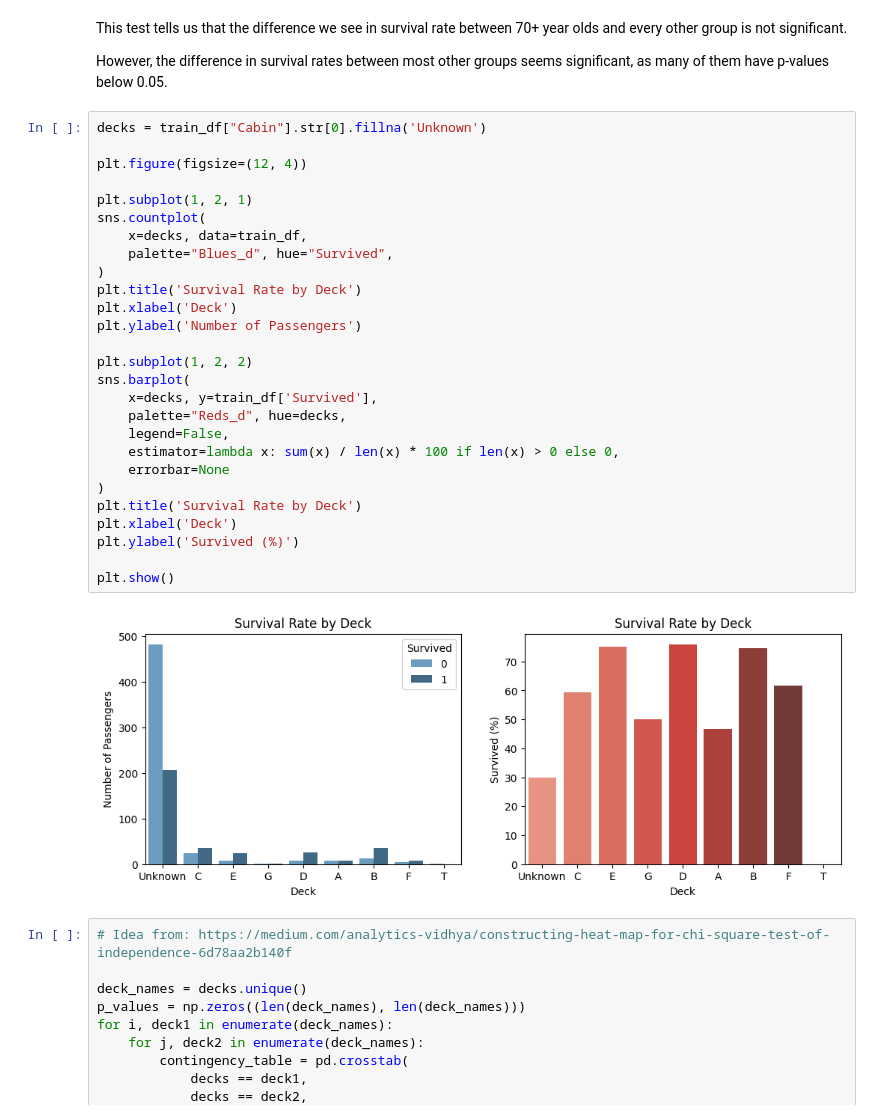
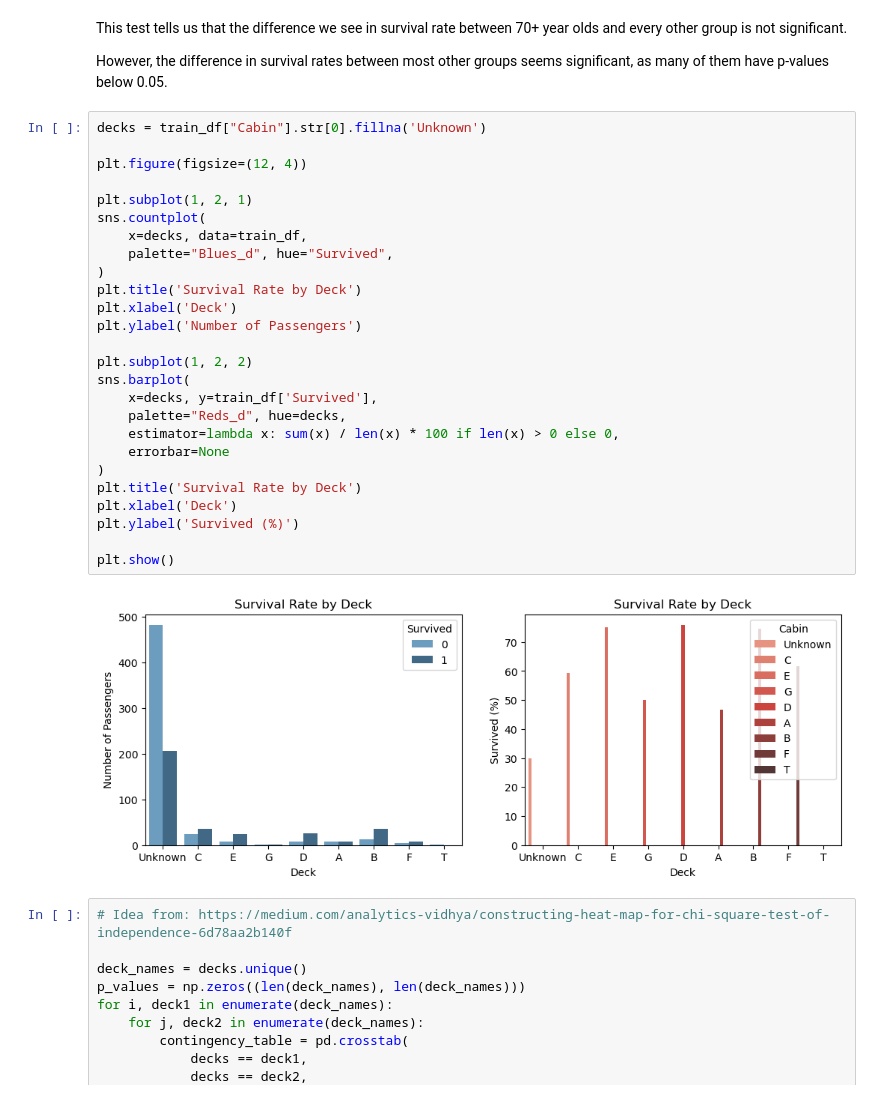
Before and after one commit to caden-maxwell/titanic_cs4320, a Jupyter notebook: final_report.ipynb, the cells around one changed output. Saved outputs shown, nothing was run; the diff lists cells and outputs as text.

```diff
--- a/final_report.ipynb
+++ b/final_report.ipynb
@@ -231,32 +234,31 @@ significant, as many of them have p-values below 0.05.
 # %%
 decks = train_df["Cabin"].str[0].fillna('Unknown')
 
 plt.figure(figsize=(12, 4))
 
 plt.subplot(1, 2, 1)
 sns.countplot(
     x=decks, data=train_df,
     palette="Blues_d", hue="Survived",
 )
 plt.title('Survival Rate by Deck')
 plt.xlabel('Deck')
 plt.ylabel('Number of Passengers')
 
 plt.subplot(1, 2, 2)
 sns.barplot(
     x=decks, y=train_df['Survived'],
     palette="Reds_d", hue=decks,
-    legend=False,
     estimator=lambda x: sum(x) / len(x) * 100 if len(x) > 0 else 0,
     errorbar=None
 )
 plt.title('Survival Rate by Deck')
 plt.xlabel('Deck')
 plt.ylabel('Survived (%)')
 
 plt.show()
 # %% [output]
-[figure, old version]
+[figure, new version]
 # %%
 # Idea from: https://medium.com/analytics-vidhya/constructing-heat-map-for-chi-square-test-of-independence-6d78aa2b140f
 
```
Also changed, not shown: parts of 7 cells of this notebook.
